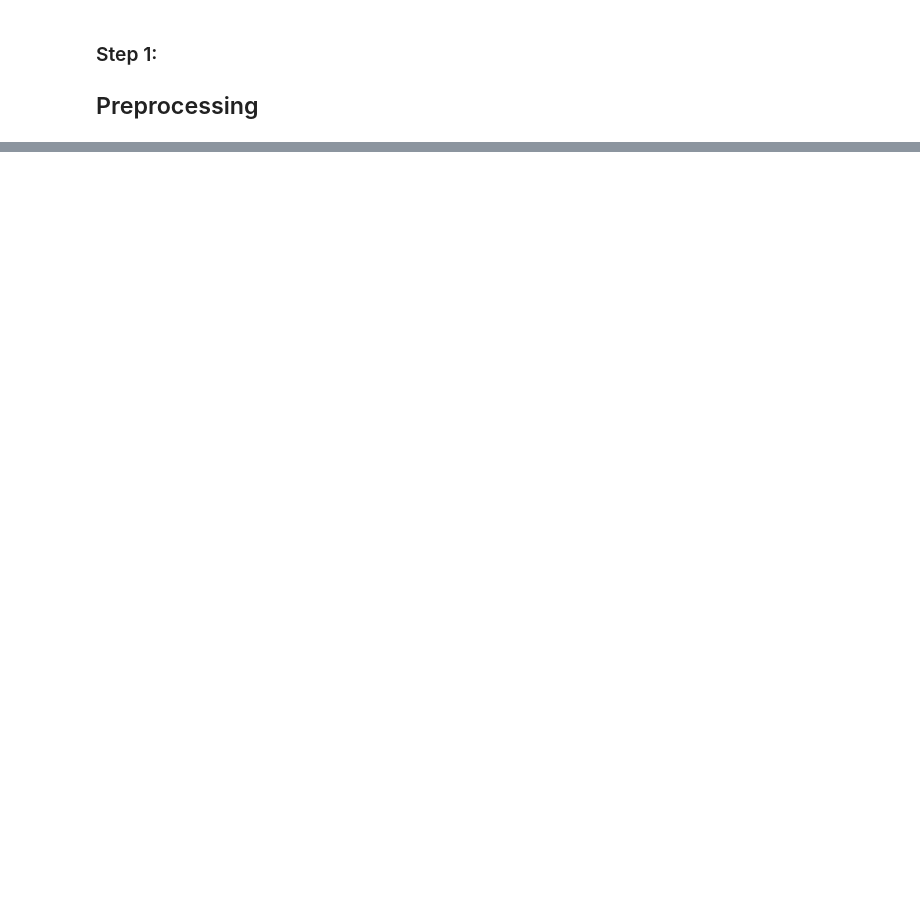
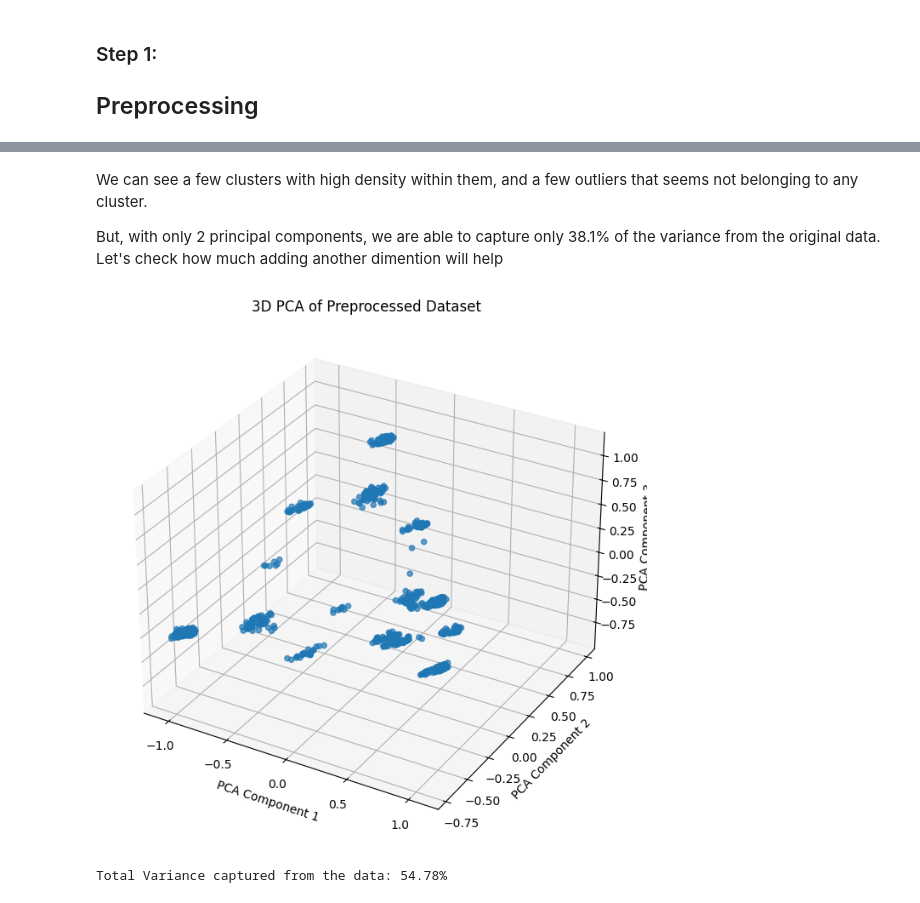
Before and after one commit to idokapel/Advanced-Machine-Learning-Final-Project, a Jupyter notebook: final_project.ipynb, the cells around one changed output, grey strips where cells are left out. Drawn from its saved outputs; the diff is of its cells as text; code cells hidden in the pictures; blank space fills up the shorter version.

```diff
--- a/final_project.ipynb
+++ b/final_project.ipynb
@@ -236,0 +183,31 @@ plt.show()
+# %% [markdown]
+We can see a few clusters with high density within them, and a few outliers that seems not belonging to any cluster.
+
+But, with only 2 principal components, we are able to capture only 38.1% of the variance from the original data. Let's check how much adding another dimention will help
+# %%
+from sklearn.decomposition import PCA
+import matplotlib.pyplot as plt
+from mpl_toolkits.mplot3d import Axes3D
+import seaborn as sns
+
+# Now apply PCA on the transformed data for 3 components
+pca = PCA(n_components=3)
+X_pca = pca.fit_transform(X)
+
+# Plot the first three PCA components in 3D
+fig = plt.figure(figsize=(10, 8))
+ax = fig.add_subplot(111, projection='3d')
+
+# Scatter plot for the first three PCA components
+ax.scatter(X_pca[:, 0], X_pca[:, 1], X_pca[:, 2], alpha=0.7)
+ax.set_xlabel('PCA Component 1')
+ax.set_ylabel('PCA Component 2')
+ax.set_zlabel('PCA Component 3')
+ax.set_title('3D PCA of Preprocessed Dataset')
+plt.show()
+
+# Print the percentage variance captured in PCA
+print(f'Total Variance captured from the data: {np.sum(pca.explained_variance_ratio_) * 100:.2f}%')
+# %% [output]
+[figure, added]
+Total Variance captured from the data: 54.78%
```
Also changed, not shown: parts of 26 cells of this notebook, 2 other files.
